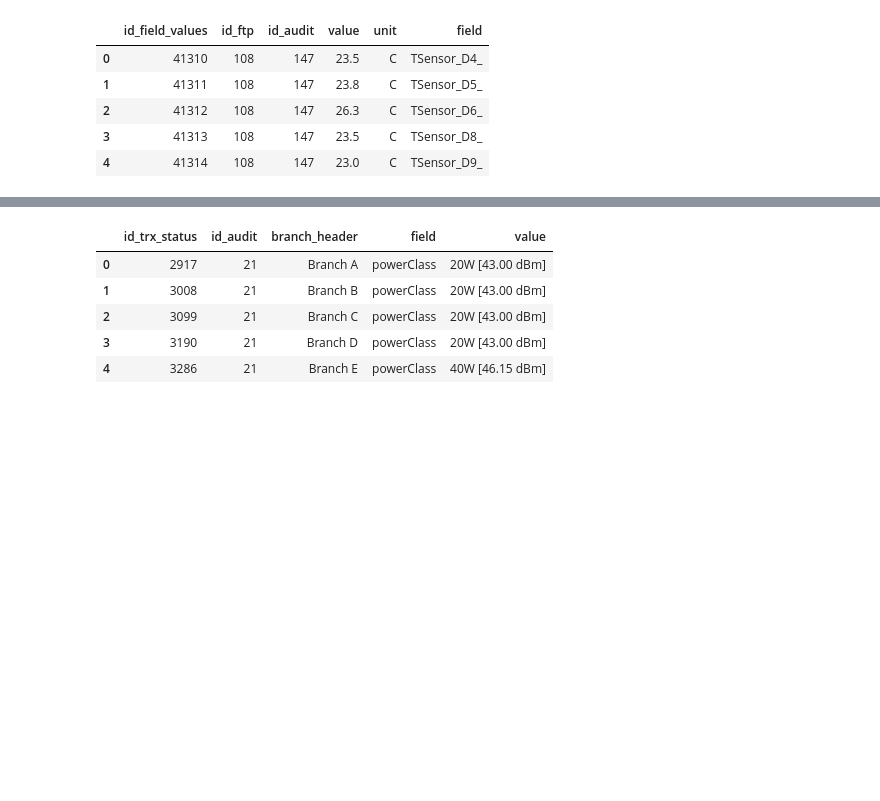
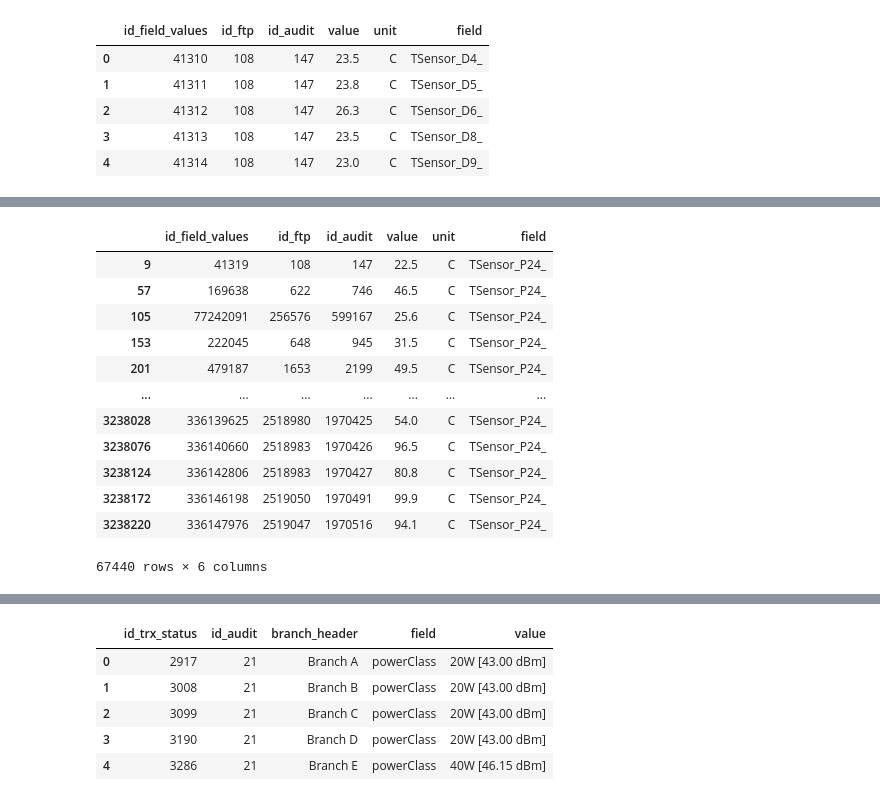
Before and after one commit to lingouzhu/AICampus, a Jupyter notebook: project5Sensors/exploreSensorsDataset.ipynb, the cells around one changed output, grey strips where cells are left out. Saved outputs shown, nothing was run; the diff lists cells and outputs as text; code cells hidden in the pictures; blank space fills up the shorter version.

```diff
--- a/project5Sensors/exploreSensorsDataset.ipynb
+++ b/project5Sensors/exploreSensorsDataset.ipynb
@@ -18,0 +37,16 @@ ds1radiotemp.head()
+# %%
+ds1radiotemp[ds1radiotemp.field=='TSensor_P24_']
+# %% [output]
+|  | id_field_values | id_ftp | id_audit | value | unit | field |
+| 9 | 41319 | 108 | 147 | 22.5 | C | TSensor_P24_ |
+| 57 | 169638 | 622 | 746 | 46.5 | C | TSensor_P24_ |
+| 105 | 77242091 | 256576 | 599167 | 25.6 | C | TSensor_P24_ |
+| 153 | 222045 | 648 | 945 | 31.5 | C | TSensor_P24_ |
+| 201 | 479187 | 1653 | 2199 | 49.5 | C | TSensor_P24_ |
+| ... | ... | ... | ... | ... | ... | ... |
+| 3238028 | 336139625 | 2518980 | 1970425 | 54.0 | C | TSensor_P24_ |
+| 3238076 | 336140660 | 2518983 | 1970426 | 96.5 | C | TSensor_P24_ |
+| 3238124 | 336142806 | 2518983 | 1970427 | 80.8 | C | TSensor_P24_ |
+| 3238172 | 336146198 | 2519050 | 1970491 | 99.9 | C | TSensor_P24_ |
+| 3238220 | 336147976 | 2519047 | 1970516 | 94.1 | C | TSensor_P24_ |
+67440 rows × 6 columns
```
Also changed, not shown: parts of 18 cells of this notebook.
